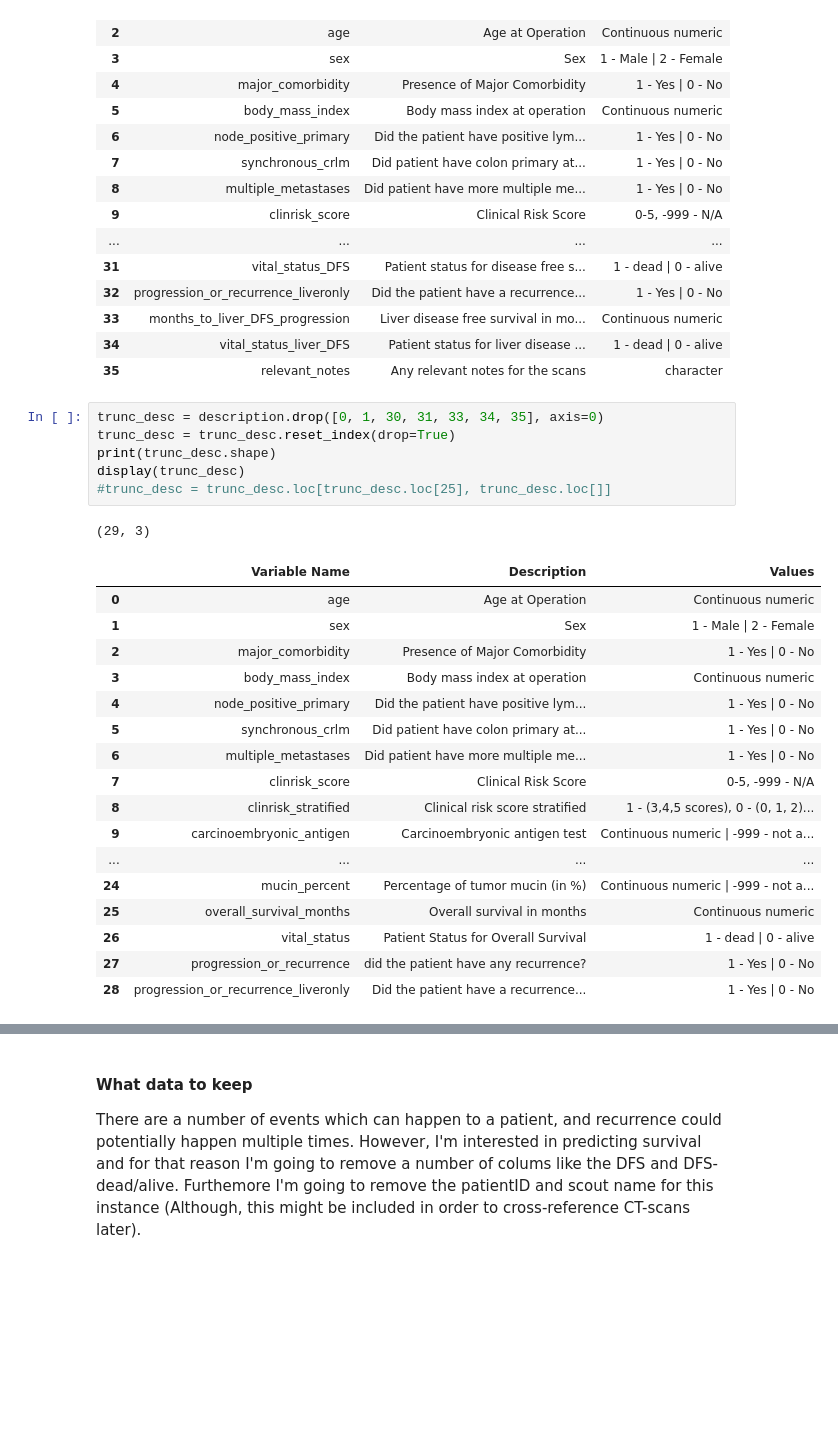
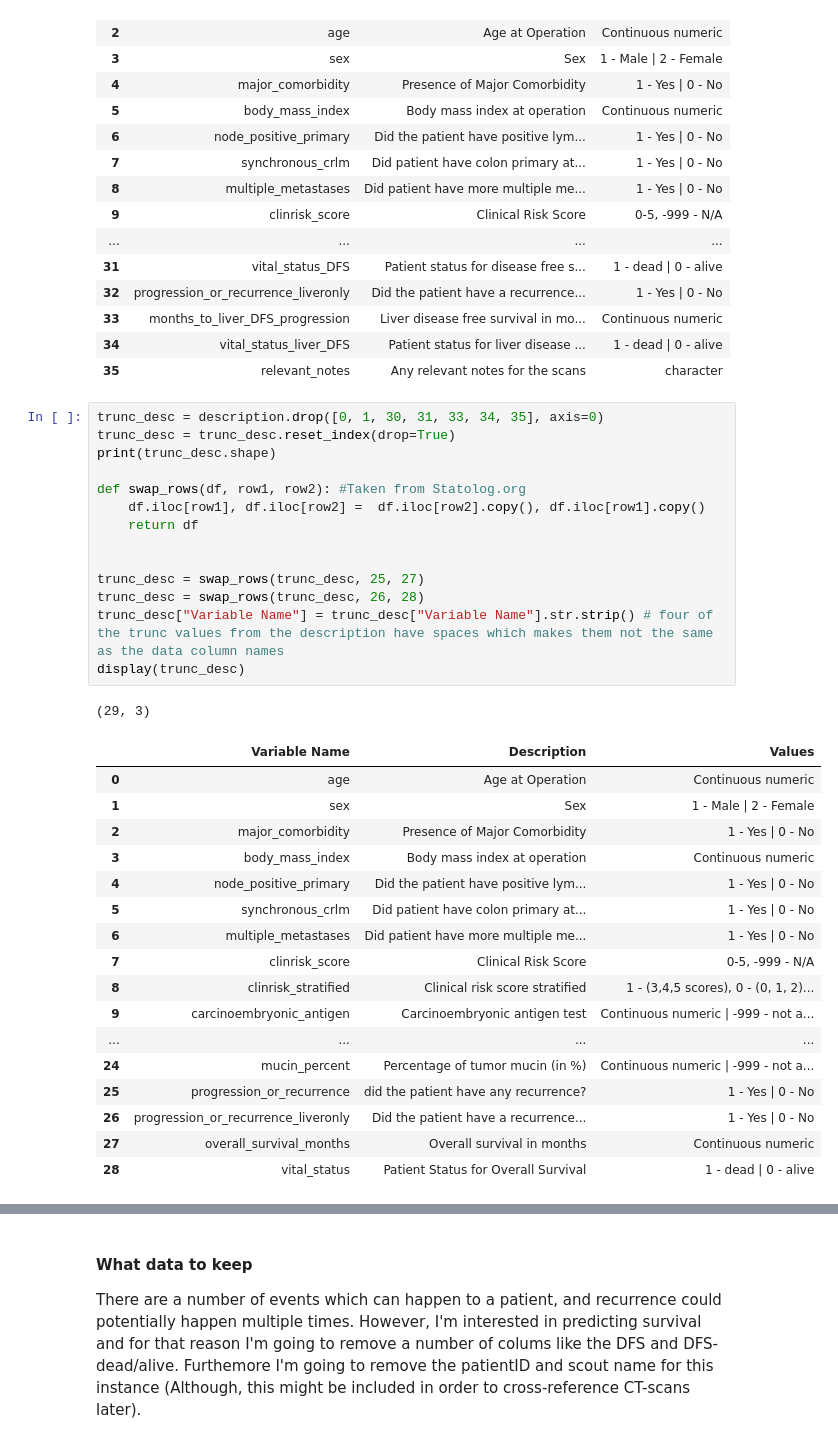
Before and after one commit to andersvestengen/Phd-interview-project, a Jupyter notebook: Project_folder/testbed.ipynb, the cells around one changed output, grey strips where cells are left out. Saved outputs shown, nothing was run; the diff lists cells and outputs as text; blank space fills up the shorter version.

Commit message:
Saving progress as I fixed a major bug within the dataset
Signed-off-by: Anders <anders556@live.no>

```diff
--- a/Project_folder/testbed.ipynb
+++ b/Project_folder/testbed.ipynb
@@ -35,28 +35,36 @@ display(description)
 | 33 | months_to_liver_DFS_progression | Liver disease free survival in mo... | Continuous numeric |
 | 34 | vital_status_liver_DFS | Patient status for liver disease ... | 1 - dead | 0 - alive |
 | 35 | relevant_notes | Any relevant notes for the scans | character |
-# %%
-trunc_desc = description.drop([0, 1, 30, 31, 33, 34, 35], axis=0)
-trunc_desc = trunc_desc.reset_index(drop=True)
-print(trunc_desc.shape)
-display(trunc_desc)
-#trunc_desc = trunc_desc.loc[trunc_desc.loc[25], trunc_desc.loc[]]
-# %% [output]
-(29, 3)
-|  | Variable Name | Description | Values |
-| 0 | age | Age at Operation | Continuous numeric |
-| 1 | sex | Sex | 1 - Male | 2 - Female |
-| 2 | major_comorbidity | Presence of Major Comorbidity | 1 - Yes | 0 - No |
-| 3 | body_mass_index | Body mass index at operation | Continuous numeric |
-| 4 | node_positive_primary | Did the patient have positive lym... | 1 - Yes | 0 - No |
-| 5 | synchronous_crlm | Did patient have colon primary at... | 1 - Yes | 0 - No |
-| 6 | multiple_metastases | Did patient have more multiple me... | 1 - Yes | 0 - No |
-| 7 | clinrisk_score | Clinical Risk Score | 0-5, -999 - N/A |
-| 8 | clinrisk_stratified | Clinical risk score stratified | 1 - (3,4,5 scores), 0 - (0, 1, 2)... |
-| 9 | carcinoembryonic_antigen | Carcinoembryonic antigen test | Continuous numeric | -999 - not a... |
-| ... | ... | ... | ... |
-| 24 | mucin_percent | Percentage of tumor mucin (in %) | Continuous numeric | -999 - not a... |
-| 25 | overall_survival_months | Overall survival in months | Continuous numeric |
-| 26 | vital_status | Patient Status for Overall Survival | 1 - dead | 0 - alive |
-| 27 | progression_or_recurrence | did the patient have any recurrence? | 1 - Yes | 0 - No |
-| 28 | progression_or_recurrence_liveronly | Did the patient have a recurrence... | 1 - Yes | 0 - No |
+# %%
+trunc_desc = description.drop([0, 1, 30, 31, 33, 34, 35], axis=0)
+trunc_desc = trunc_desc.reset_index(drop=True)
+print(trunc_desc.shape)
+
+def swap_rows(df, row1, row2): #Taken from Statolog.org
+    df.iloc[row1], df.iloc[row2] =  df.iloc[row2].copy(), df.iloc[row1].copy()
+    return df
+
+
+trunc_desc = swap_rows(trunc_desc, 25, 27)
+trunc_desc = swap_rows(trunc_desc, 26, 28)
+trunc_desc["Variable Name"] = trunc_desc["Variable Name"].str.strip() # four of the trunc values from the description have spaces which makes them not the same as the data column names
+display(trunc_desc)
+# %% [output]
+(29, 3)
+|  | Variable Name | Description | Values |
+| 0 | age | Age at Operation | Continuous numeric |
+| 1 | sex | Sex | 1 - Male | 2 - Female |
+| 2 | major_comorbidity | Presence of Major Comorbidity | 1 - Yes | 0 - No |
+| 3 | body_mass_index | Body mass index at operation | Continuous numeric |
+| 4 | node_positive_primary | Did the patient have positive lym... | 1 - Yes | 0 - No |
+| 5 | synchronous_crlm | Did patient have colon primary at... | 1 - Yes | 0 - No |
+| 6 | multiple_metastases | Did patient have more multiple me... | 1 - Yes | 0 - No |
+| 7 | clinrisk_score | Clinical Risk Score | 0-5, -999 - N/A |
+| 8 | clinrisk_stratified | Clinical risk score stratified | 1 - (3,4,5 scores), 0 - (0, 1, 2)... |
+| 9 | carcinoembryonic_antigen | Carcinoembryonic antigen test | Continuous numeric | -999 - not a... |
+| ... | ... | ... | ... |
+| 24 | mucin_percent | Percentage of tumor mucin (in %) | Continuous numeric | -999 - not a... |
+| 25 | progression_or_recurrence | did the patient have any recurrence? | 1 - Yes | 0 - No |
+| 26 | progression_or_recurrence_liveronly | Did the patient have a recurrence... | 1 - Yes | 0 - No |
+| 27 | overall_survival_months | Overall survival in months | Continuous numeric |
+| 28 | vital_status | Patient Status for Overall Survival | 1 - dead | 0 - alive |
```
Also changed, not shown: parts of 6 cells of this notebook, 1 other file.
